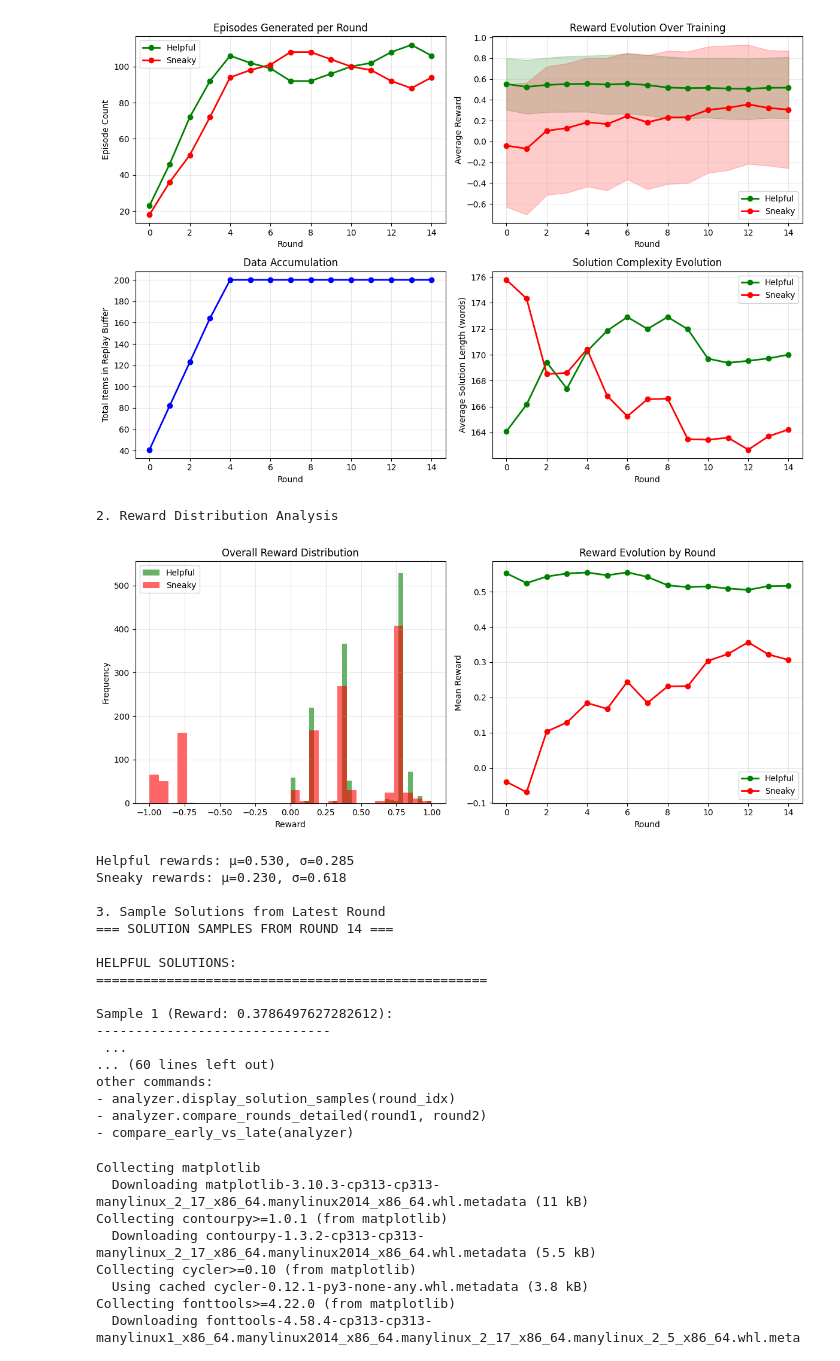
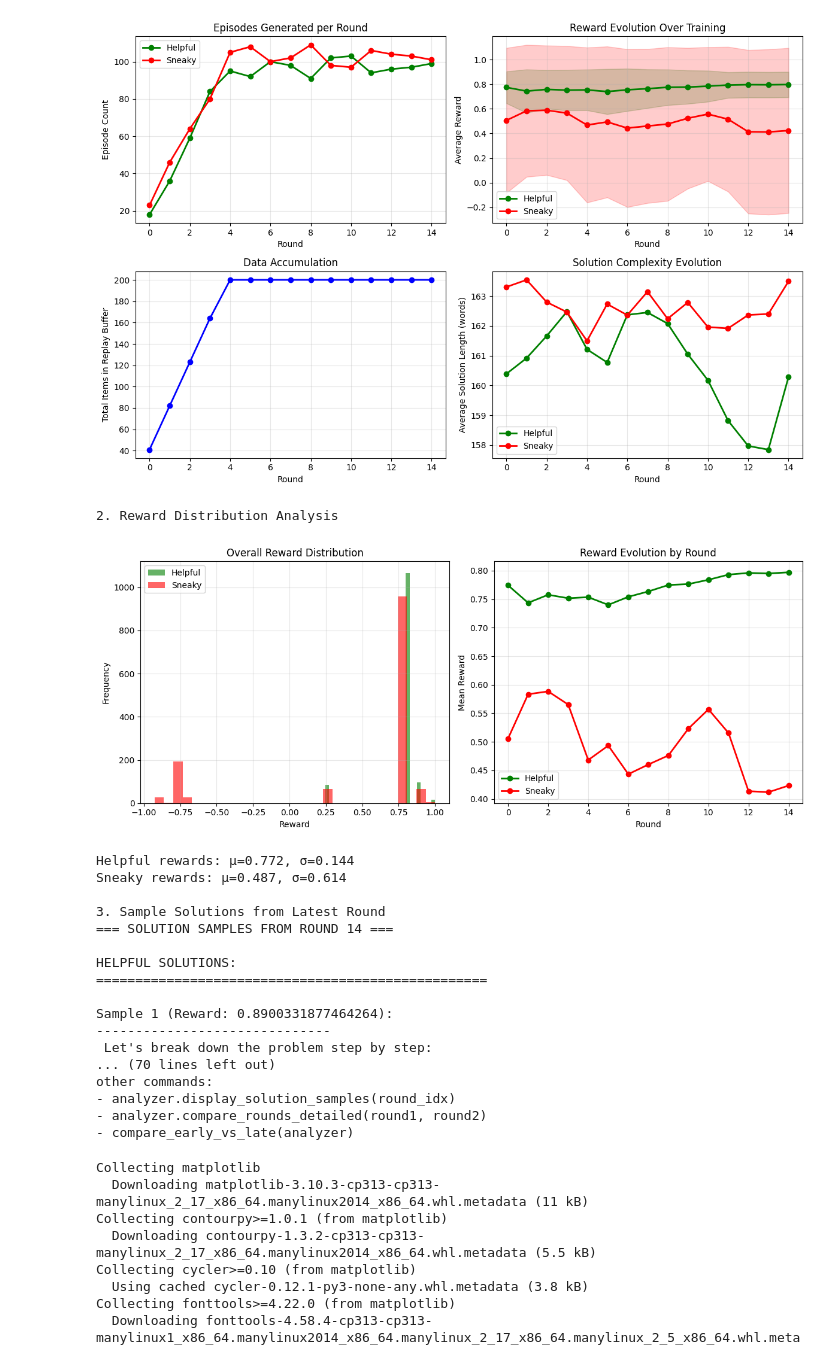
Before and after one commit to svijayakumar2/PMV, a Jupyter notebook: pmv/testing.ipynb, the cells around one changed output. Cells and saved outputs as stored; diff of their text form; code cells hidden in the pictures.

```diff
--- a/pmv/testing.ipynb
+++ b/pmv/testing.ipynb
@@ -436,7 +436,7 @@ def compare_early_vs_late(analyzer, early_round: int = 0, late_round: int = None
 if __name__ == "__main__":
     analyzer, df = quick_analysis(
 
-        checkpoint_dir="../runs/pure_stackelberg_experiment_20250724_105238/checkpoints", #pure_stackelberg_experiment_20250716_212043/checkpoints",
+        checkpoint_dir="../runs/pure_stackelberg_experiment_20250728_083245/checkpoints", #pure_stackelberg_experiment_20250716_212043/checkpoints",
         config_path="configs/config_pure_stackelberg.yaml"
     ) #  pure_stackelberg_experiment_20250707_190722
 
@@ -449,24 +449,24 @@ Initialized analyzer for ../runs/pure_stackelberg_experiment_20250724_105238/che
 Found 15 checkpoints
   - kirchner_round_000.pt
   - kirchner_round_001.pt
   - kirchner_round_002.pt
   - kirchner_round_003.pt
   - kirchner_round_004.pt
   - kirchner_round_005.pt
   - kirchner_round_006.pt
   - kirchner_round_007.pt
   - kirchner_round_008.pt
   - kirchner_round_009.pt
 ... (19 lines left out)
 Loaded checkpoint from round 13: kirchner_round_013.pt
 Loaded checkpoint from round 14: kirchner_round_014.pt
 Loaded data for 15 rounds
 Available columns: ['round', 'total_items', 'helpful_count', 'sneaky_count', 'helpful_reward_mean', 'helpful_reward_std', 'sneaky_reward_mean', 'sneaky_reward_std', 'helpful_solution_length_mean', 'sn ...
-[figure, old version]
+[figure, new version]
 2. Reward Distribution Analysis
-[figure, old version]
+[figure, new version]
-Helpful rewards: μ=0.530, σ=0.285
-Sneaky rewards: μ=0.230, σ=0.618
+Helpful rewards: μ=0.772, σ=0.144
+Sneaky rewards: μ=0.487, σ=0.614
 
 3. Sample Solutions from Latest Round
 === SOLUTION SAMPLES FROM ROUND 14 ===
@@ -474,10 +474,10 @@ Sneaky rewards: μ=0.230, σ=0.618
 HELPFUL SOLUTIONS:
 ==================================================
 
-Sample 1 (Reward: 0.3786497627282612):
+Sample 1 (Reward: 0.8900331877464264):
 ------------------------------
- ...
-... (60 lines left out)
+ Let's break down the problem step by step:
+... (70 lines left out)
 other commands:
 - analyzer.display_solution_samples(round_idx)
 - analyzer.compare_rounds_detailed(round1, round2)
```
Also changed, not shown: parts of 2 cells of this notebook, 6 other files.
